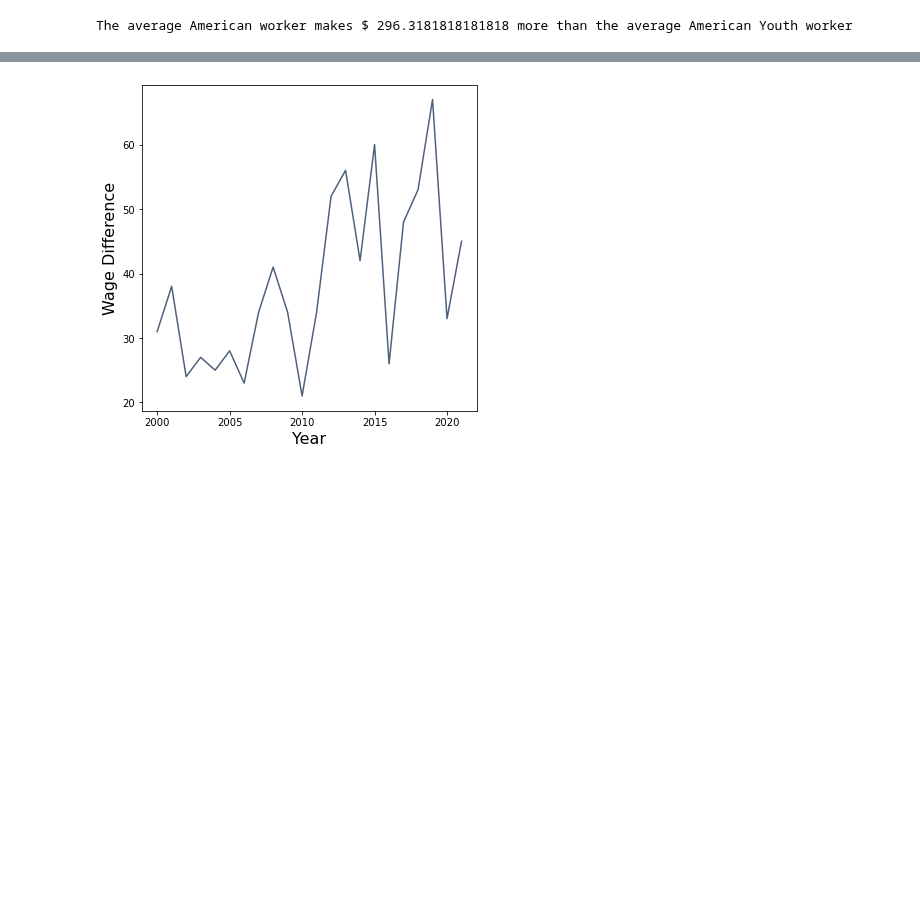
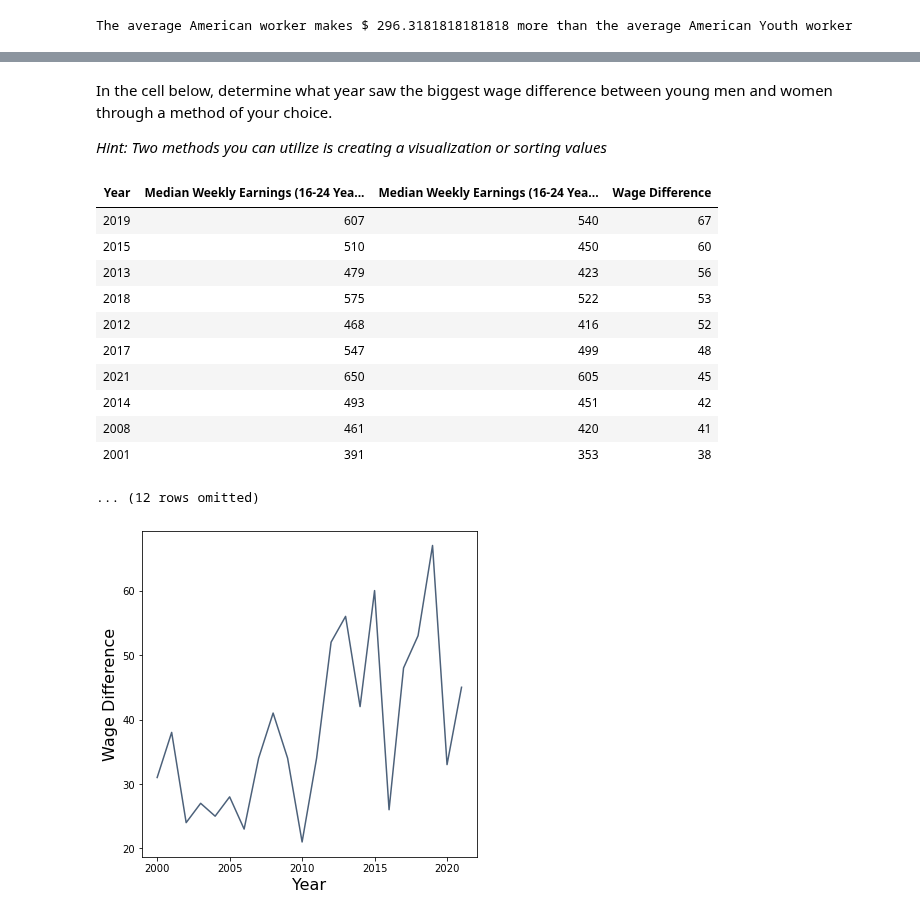
Before and after one commit to ds-modules/PUBPOL-ETHSTD-C164A-SP23, a Jupyter notebook: Exploring Labor Statistics among U.S. Youth.ipynb, the cells around one changed output, grey strips where cells are left out. Cells and saved outputs as stored; diff of their text form; code cells hidden in the pictures; blank space fills up the shorter version.

```diff
--- a/Exploring Labor Statistics among U.S. Youth.ipynb
+++ b/Exploring Labor Statistics among U.S. Youth.ipynb
@@ -55,6 +59,11 @@ earnings
 # %%
-youth_earnings_avg = np.mean(earnings.column("Median Weekly Earnings (16-24 Years Old)"))
-average_earnings = np.mean(earnings.column("Median Weekly Earnings"))
+#create two separate tables
+youth_earnings = earnings.where("Age", are.equal_to("16-24 Years Old")).where("Sex", are.equal_to("All"))
+all_earnings = earnings.where("Age", are.equal_to("All")).where("Sex", are.equal_to("All"))
+
+#find the difference in the average median weekly earnings between each table
+youth_earnings_avg = np.mean(youth_earnings.column("Median Weekly Earnings"))
+average_earnings = np.mean(all_earnings.column("Median Weekly Earnings"))
 diff = average_earnings - youth_earnings_avg
 
 print("The average American worker makes $",diff, "more than the average American Youth worker")
@@ -67,4 +75,0 @@ Let's now compare how wages differ among male and female youth, and discover if
-# %%
-youth_earnings = earnings.select(["Year", "Median Weekly Earnings (16-24 Years Old Men)", "Median Weekly Earnings (16-24 Years Old Women)"])
-youth_earnings = youth_earnings.with_column("Wage Difference", earnings.column("Median Weekly Earnings (16-24 Years Old Men)")-earnings.column("Median Weekly Earnings (16-24 Years Old Women)"))
-youth_earnings
@@ -83,0 +76,10 @@ youth_earnings
+# %%
+youth_male_earnings = earnings.where("Age", are.equal_to("16-24 Years Old")).where("Sex", are.equal_to("Male")).column("Median Weekly Earnings")
+youth_female_earnings = earnings.where("Age", are.equal_to("16-24 Years Old")).where("Sex", are.equal_to("Female")).column("Median Weekly Earnings")
+
+youth_earnings = youth_earnings.select("Year")
+youth_earnings = youth_earnings.with_column("Median Weekly Earnings (16-24 Years Old Men)", youth_male_earnings).with_column("Median Weekly Earnings (16-24 Years Old Women)", youth_female_earnings)
+youth_wage_diff = youth_earnings.column("Median Weekly Earnings (16-24 Years Old Men)")-youth_earnings.column("Median Weekly Earnings (16-24 Years Old Women)")
+
+youth_earnings = youth_earnings.with_column("Wage Difference", youth_wage_diff)
+youth_earnings
@@ -84,3 +99,22 @@ youth_earnings
+# %% [markdown]
+In the cell below, determine what year saw the biggest wage difference between young men and women through a method of your choice.
+
+*Hint: Two methods you can utilize is creating a visualization or sorting values*
+# %%
+youth_earnings.sort("Wage Difference", descending=True)
+# %% [output]
+| Year | Median Weekly Earnings (16-24 Yea... | Median Weekly Earnings (16-24 Yea... | Wage Difference |
+| 2019 | 607 | 540 | 67 |
+| 2015 | 510 | 450 | 60 |
+| 2013 | 479 | 423 | 56 |
+| 2018 | 575 | 522 | 53 |
+| 2012 | 468 | 416 | 52 |
+| 2017 | 547 | 499 | 48 |
+| 2021 | 650 | 605 | 45 |
+| 2014 | 493 | 451 | 42 |
+| 2008 | 461 | 420 | 41 |
+| 2001 | 391 | 353 | 38 |
+... (12 rows omitted)
 # %%
 youth_earnings.plot("Year", "Wage Difference")
 # %% [output]
```
Also changed, not shown: parts of 12 cells of this notebook.
